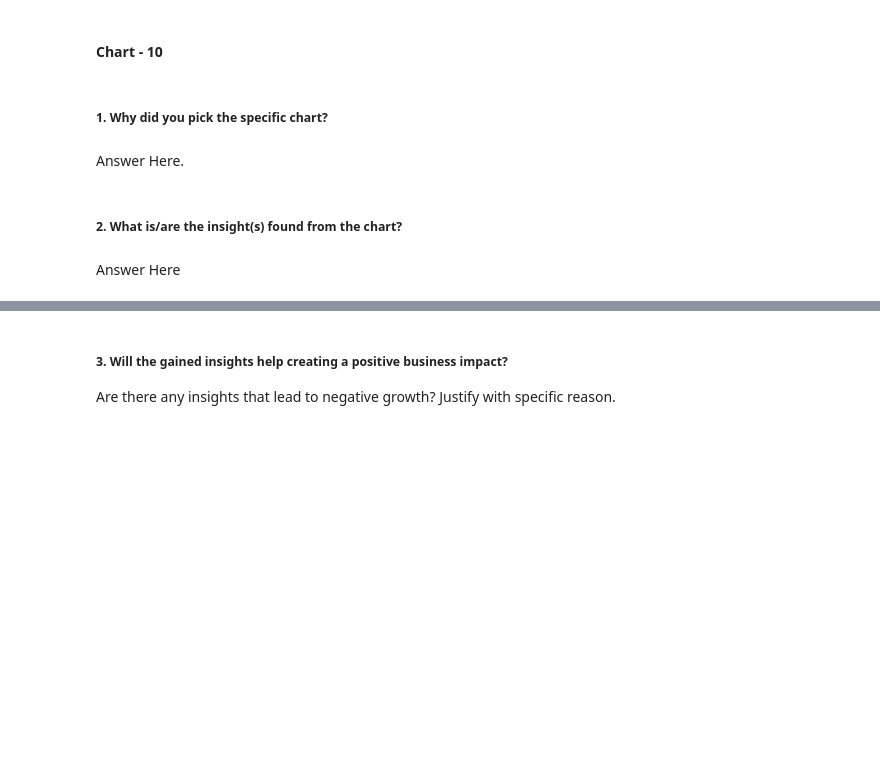
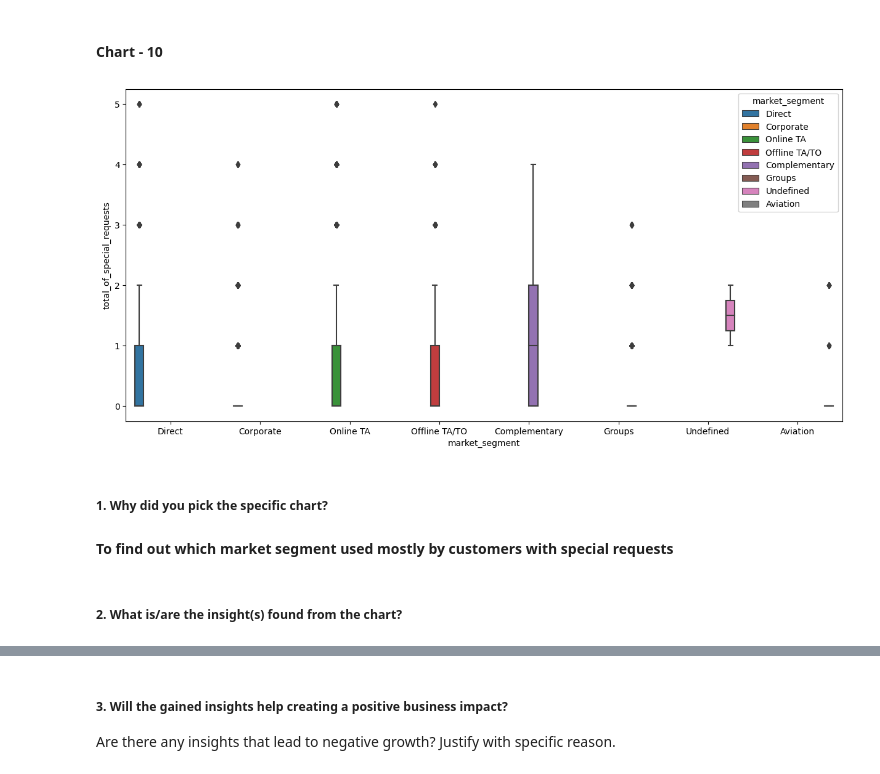
Before and after one commit to shubham19nijwala/EDA-Hotel_Booking, a Jupyter notebook: EDA_on_Hotel_Booking.ipynb, the cells around one changed output, grey strips where cells are left out. Cells and saved outputs as stored; diff of their text form; code cells hidden in the pictures; blank space fills up the shorter version.

```diff
--- a/EDA_on_Hotel_Booking.ipynb
+++ b/EDA_on_Hotel_Booking.ipynb
@@ -798,8 +796,15 @@ Are there any insights that lead to negative growth? Justify with specific reaso
+# %%
+# Chart - 10 visualization code
+#Special request acoording to market segment
+sns.boxplot(x="market_segment", y="total_of_special_requests",hue='market_segment',data= hotel_df)
+
+fig = plt.gcf()
+fig.set_size_inches(15,7)
+# %% [output]
+[figure, added]
 # %% [markdown]
 ##### 1. Why did you pick the specific chart?
-# %% [markdown]
-Answer Here.
+# %% [markdown]
+**To find out which market segment used mostly by customers with special requests**
 # %% [markdown]
 ##### 2. What is/are the insight(s) found from the chart?
-# %% [markdown]
-Answer Here
```
Also changed, not shown: parts of 10 cells of this notebook.
